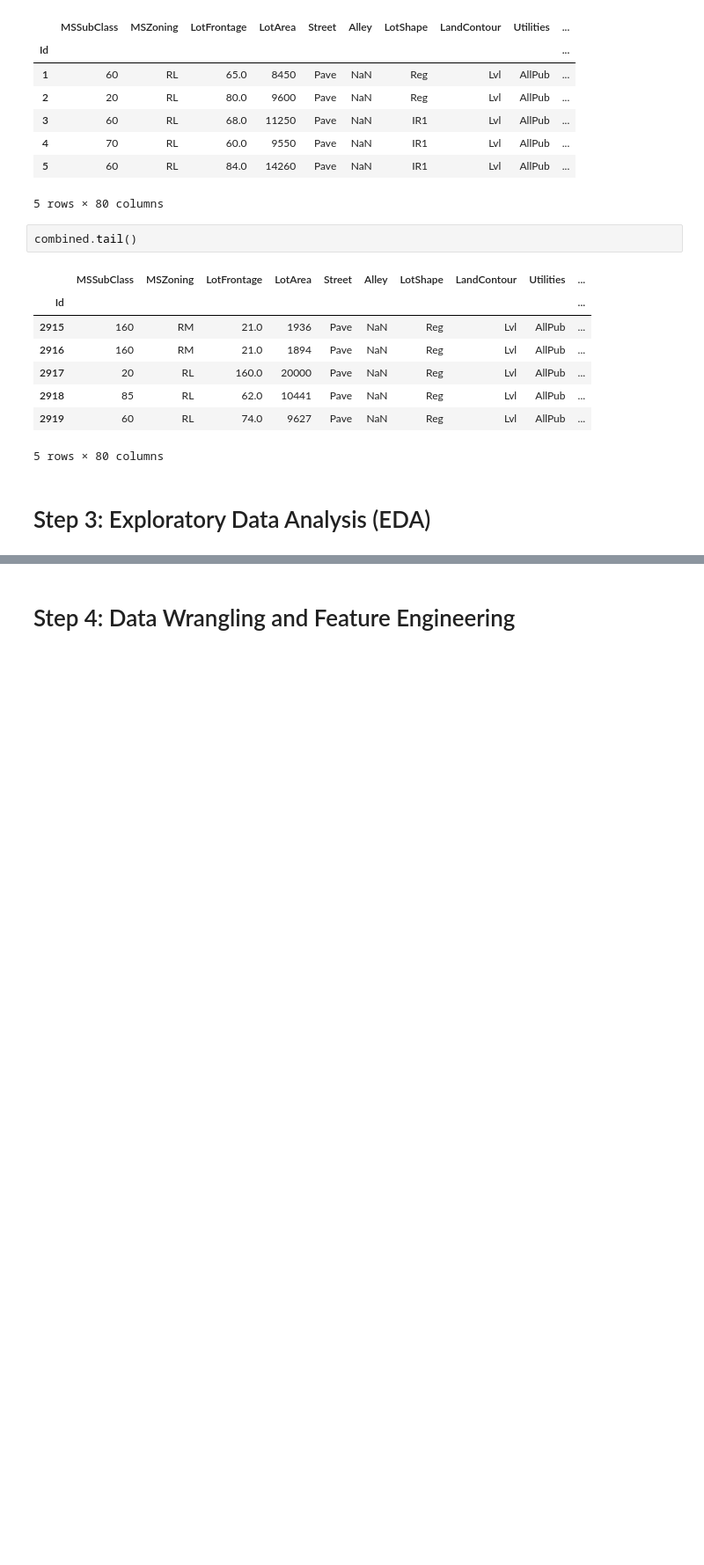
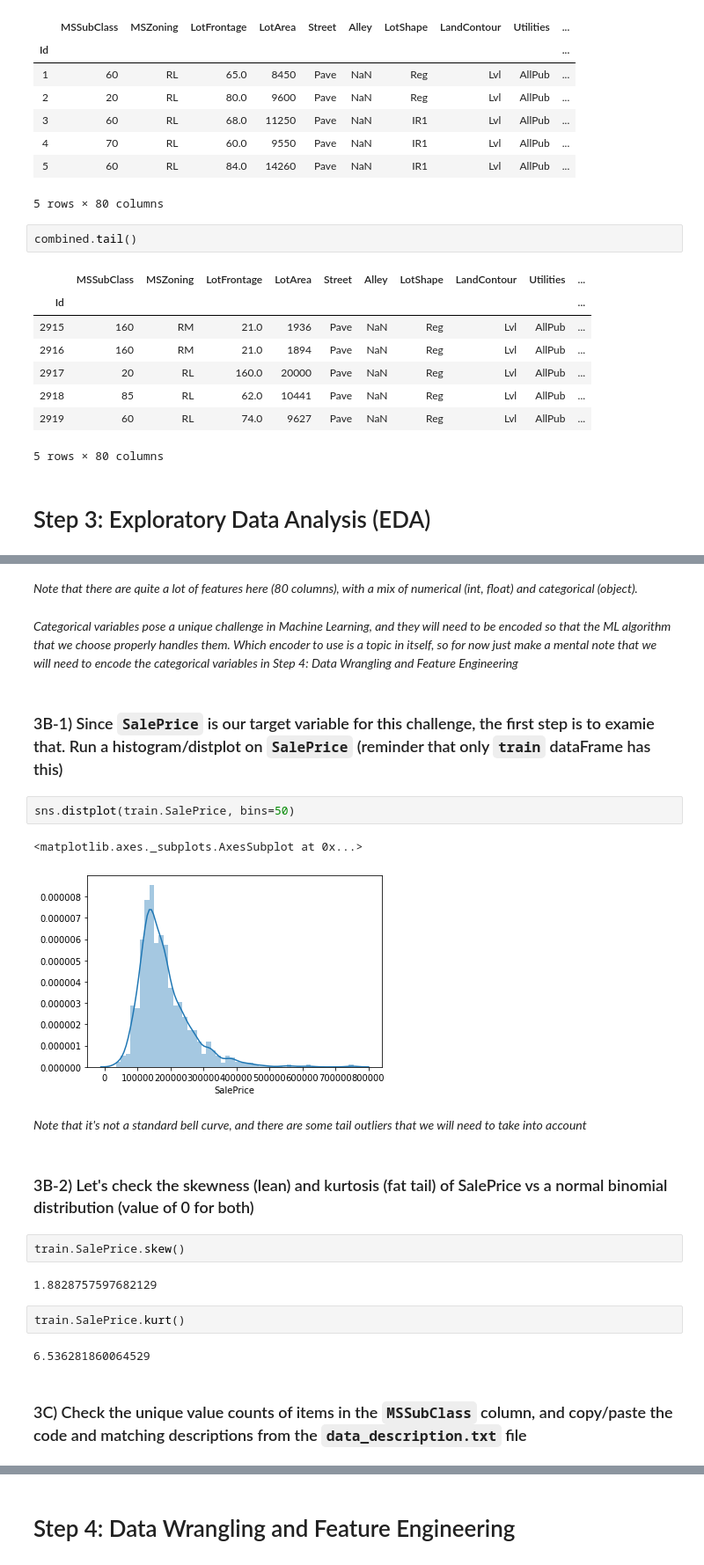
Before and after one commit to BrianLDev/House_Price_Kaggle_Template, a Jupyter notebook: House_Price_Kaggle_Template.ipynb, the cells around one changed output, grey strips where cells are left out. Shown at 88% size. Drawn from its saved outputs; the diff is of its cells as text; blank space fills up the shorter version.

Commit message:
More progress on the House Price project

```diff
--- a/House_Price_Kaggle_Template.ipynb
+++ b/House_Price_Kaggle_Template.ipynb
@@ -146,0 +167,25 @@ combined.tail()
+# %% [markdown]
+*Note that there are quite a lot of features here (80 columns), with a mix of numerical (int, float) and categorical (object).*
+# %% [markdown]
+*Categorical variables pose a unique challenge in Machine Learning, and they will need to be encoded so that the ML algorithm that we choose properly handles them.  Which encoder to use is a topic in itself, so for now just make a mental note that we will need to encode the categorical variables in Step 4: Data Wrangling and Feature Engineering*
+# %% [markdown]
+### 3B-1) Since `SalePrice` is our target variable for this challenge, the first step is to examie that.  Run a histogram/distplot on `SalePrice` (reminder that only `train` dataFrame has this)
+# %%
+sns.distplot(train.SalePrice, bins=50)
+# %% [output]
+<matplotlib.axes._subplots.AxesSubplot at 0x...>
+[figure, added]
+# %% [markdown]
+*Note that it's not a standard bell curve, and there are some tail outliers that we will need to take into account*
+# %% [markdown]
+### 3B-2) Let's check the skewness (lean) and kurtosis (fat tail) of SalePrice vs a normal binomial distribution (value of 0 for both)
+# %%
+train.SalePrice.skew()
+# %% [output]
+1.8828757597682129
+# %%
+train.SalePrice.kurt()
+# %% [output]
+6.536281860064529
+# %% [markdown]
+### 3C) Check the unique value counts of items in the `MSSubClass` column, and copy/paste the code and matching descriptions from the `data_description.txt` file
```
Also changed, not shown: parts of 37 cells of this notebook, 1 other file.
